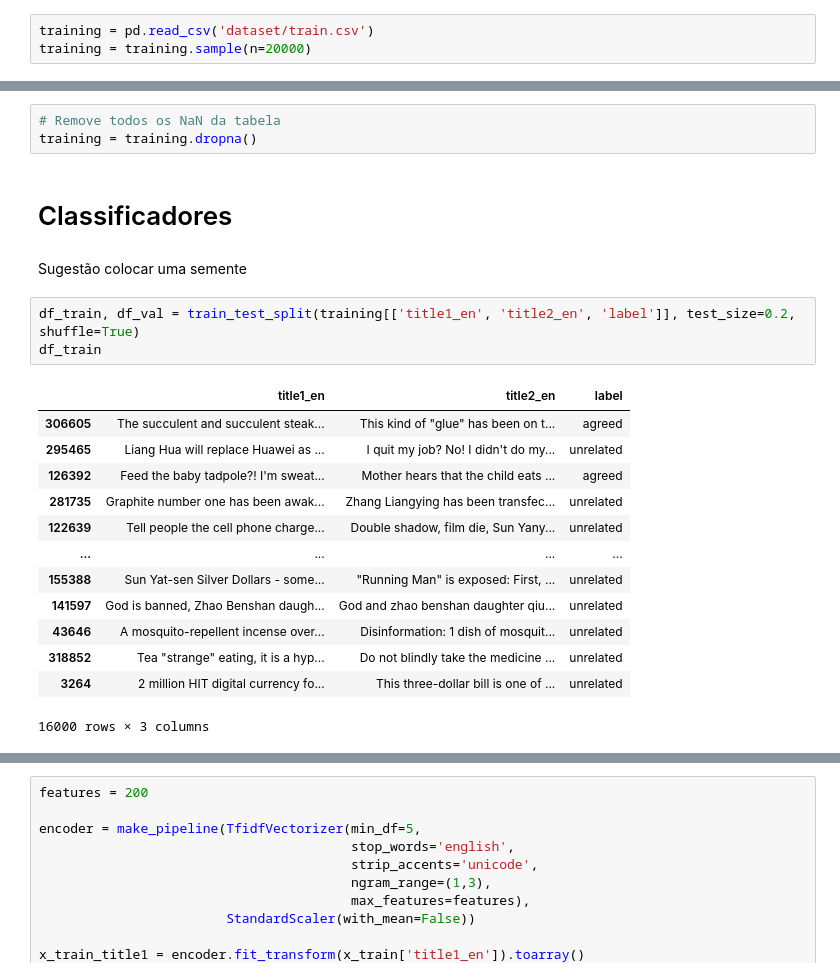
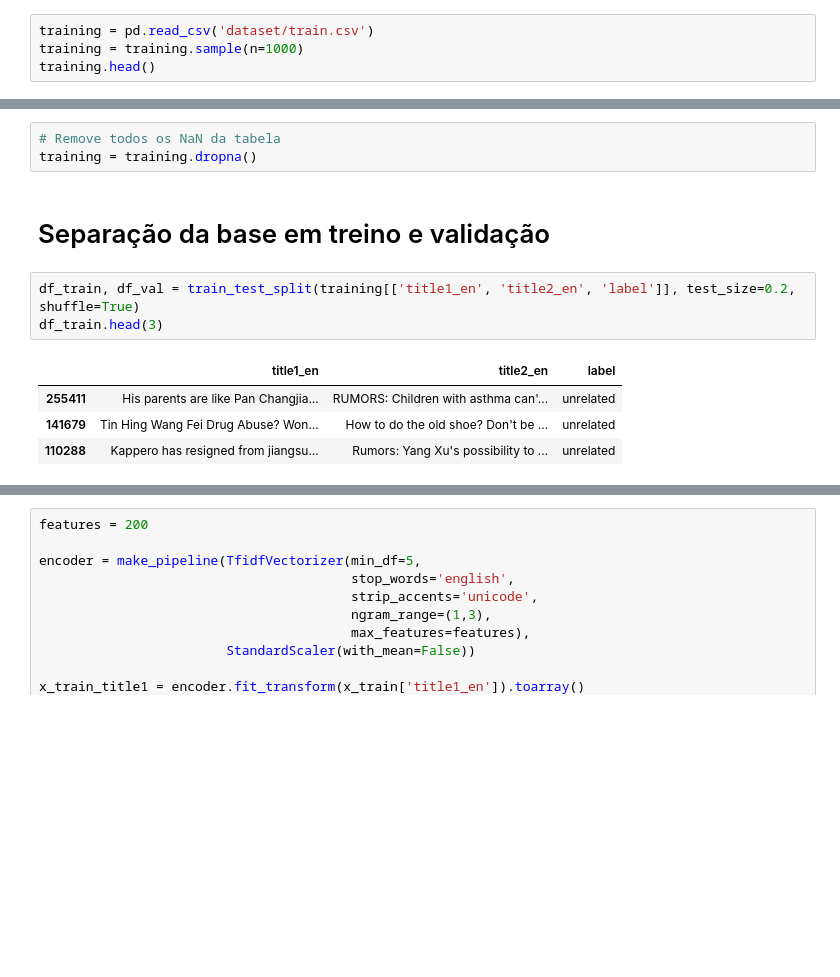
Before and after one commit to erickbonas/projetofinal, a Jupyter notebook: tfidf_n_gramas_smoteen.ipynb, the cells around one changed output, grey strips where cells are left out. Cells and saved outputs as stored; diff of their text form; blank space fills up the shorter version.

```diff
--- a/tfidf_n_gramas_smoteen.ipynb
+++ b/tfidf_n_gramas_smoteen.ipynb
@@ -64,3 +83,4 @@ np.random.seed(1082141)
 # %%
 training = pd.read_csv('dataset/train.csv')
-training = training.sample(n=20000)
+training = training.sample(n=1000)
+training.head()
@@ -72,27 +99,16 @@ training = training.replace(r'^\s*$', np.nan, regex=True)
 # %%
 # Remove todos os NaN da tabela
 training = training.dropna()
-# %% [markdown]
-# Classificadores
-# %% [markdown]
-Sugestão colocar uma semente
+# %% [markdown]
+# Separação da base em treino e validação
 # %%
 df_train, df_val = train_test_split(training[['title1_en', 'title2_en', 'label']], test_size=0.2, shuffle=True)
-df_train
+df_train.head(3)
 # %% [output]
 |  | title1_en | title2_en | label |
-| 306605 | The succulent and succulent steak... | This kind of "glue" has been on t... | agreed |
-| 295465 | Liang Hua will replace Huawei as ... | I quit my job? No! I didn't do my... | unrelated |
-| 126392 | Feed the baby tadpole?! I'm sweat... | Mother hears that the child eats ... | agreed |
-| 281735 | Graphite number one has been awak... | Zhang Liangying has been transfec... | unrelated |
-| 122639 | Tell people the cell phone charge... | Double shadow, film die, Sun Yany... | unrelated |
-| ... | ... | ... | ... |
-| 155388 | Sun Yat-sen Silver Dollars - some... | "Running Man" is exposed: First, ... | unrelated |
-| 141597 | God is banned, Zhao Benshan daugh... | God and zhao benshan daughter qiu... | unrelated |
-| 43646 | A mosquito-repellent incense over... | Disinformation: 1 dish of mosquit... | unrelated |
-| 318852 | Tea "strange" eating, it is a hyp... | Do not blindly take the medicine ... | unrelated |
-| 3264 | 2 million HIT digital currency fo... | This three-dollar bill is one of ... | unrelated |
+| 255411 | His parents are like Pan Changjia... | RUMORS: Children with asthma can'... | unrelated |
+| 141679 | Tin Hing Wang Fei Drug Abuse? Won... | How to do the old shoe? Don't be ... | unrelated |
+| 110288 | Kappero has resigned from jiangsu... | Rumors: Yang Xu's possibility to ... | unrelated |
-16000 rows × 3 columns
 # %%
 x_train, x_val = df_train[['title1_en', 'title2_en']], df_val[['title1_en', 'title2_en']]
 y_train, y_val = df_train['label'], df_val['label']
```
Also changed, not shown: parts of 39 cells of this notebook.
